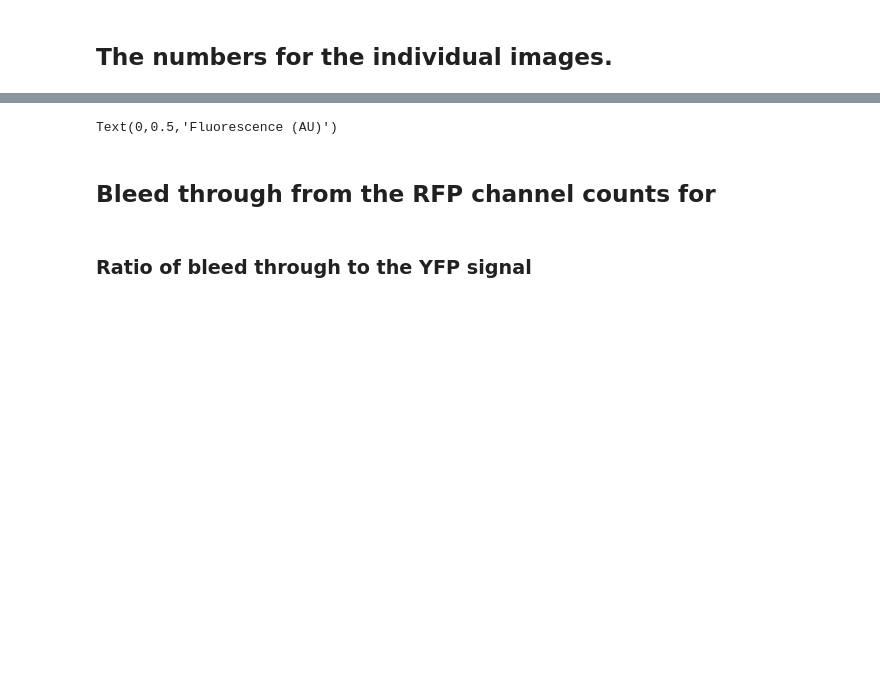
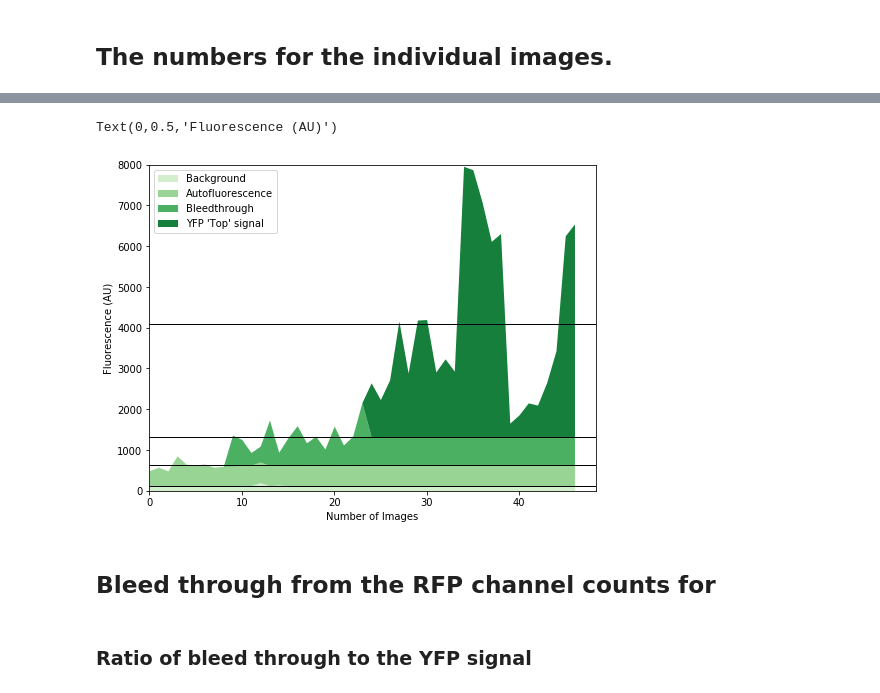
Before and after one commit to npmurphy/biofilm_pulse, a Jupyter notebook: notebooks/Background_subtraction/LSM700_63x_bleedthrough.ipynb, the cells around one changed output, grey strips where cells are left out. Saved outputs shown, nothing was run; the diff lists cells and outputs as text; code cells hidden in the pictures; blank space fills up the shorter version.

```diff
--- a/notebooks/Background_subtraction/LSM700_63x_bleedthrough.ipynb
+++ b/notebooks/Background_subtraction/LSM700_63x_bleedthrough.ipynb
@@ -133,7 +133,7 @@ indiv_df.sort_values(by=["strain"], inplace=True)
 indiv_df = indiv_df.reset_index(drop=True)
 
 fig, ax = plt.subplots(1,1)
-fig.set_size_inches(6, 5)
+fig.set_size_inches(8, 6)
 
 
 columns_green = ['green_bg',
@@ -164,4 +162,5 @@ a.set_ylabel("Fluorescence (AU)")
 Text(0,0.5,'Fluorescence (AU)')
+[figure, added]
 # %% [markdown]
 ## Bleed through from the RFP channel counts for
 # %% [markdown]
```
Also changed, not shown: parts of 5 cells of this notebook.
